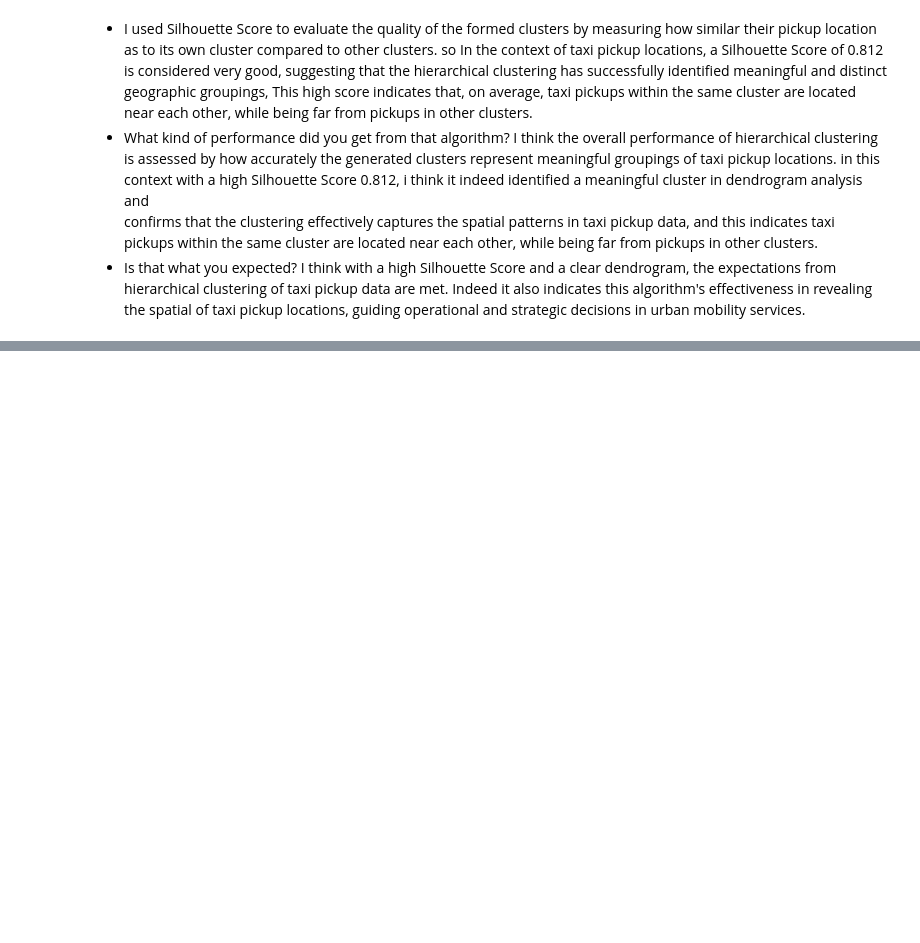
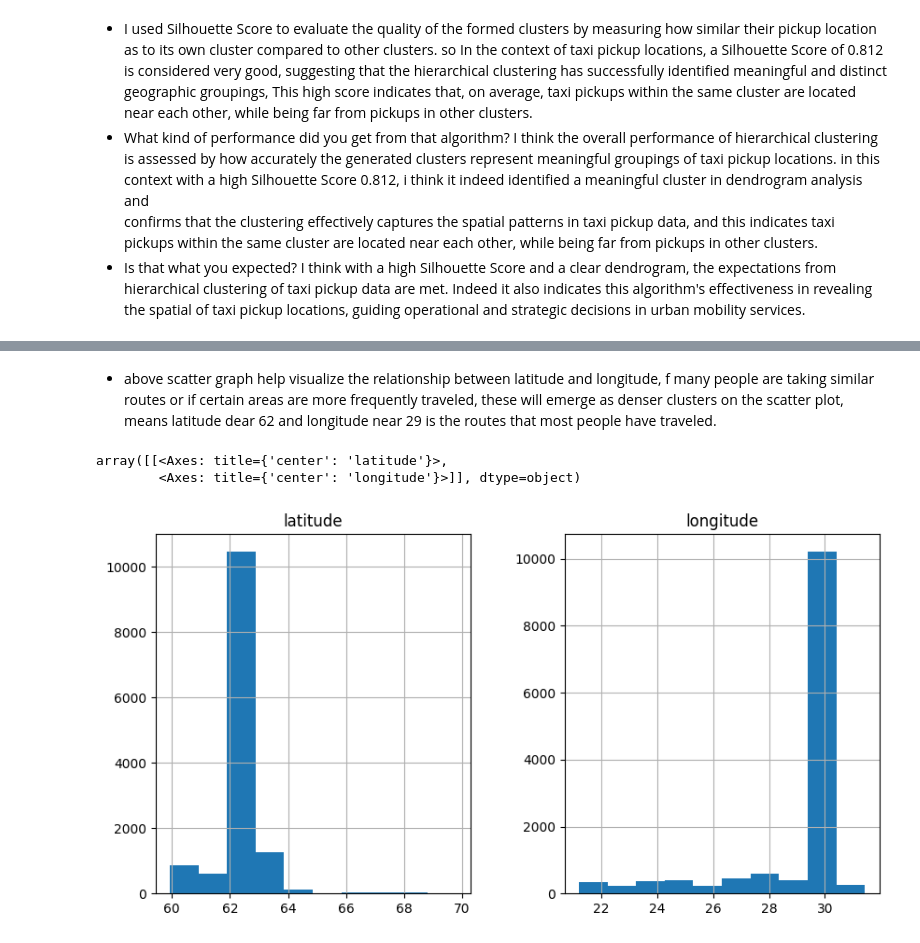
Before and after one commit to USFCA-CS663-Spring2024/kmeans-zhunan123, a Jupyter notebook: Assignment 2 - Clustering.ipynb, the cells around one changed output, grey strips where cells are left out. Drawn from its saved outputs; the diff is of its cells as text; code cells hidden in the pictures; blank space fills up the shorter version.

```diff
--- a/Assignment 2 - Clustering.ipynb
+++ b/Assignment 2 - Clustering.ipynb
@@ -430,0 +523,9 @@ while being far from pickups in other clusters.
+# %% [markdown]
+* above scatter graph help visualize the relationship between latitude and longitude, f many people are taking similar routes or if certain areas are more frequently traveled, these will emerge as denser clusters on the scatter plot, means latitude dear 62 and longitude near 29 is the routes that most people have traveled.
+# %%
+df.hist(figsize=(10, 5))
+## we can see latitude and longitude are not very normally distributed
+# %% [output]
+array([[<Axes: title={'center': 'latitude'}>,
+        <Axes: title={'center': 'longitude'}>]], dtype=object)
+[figure, added]
```
Also changed, not shown: parts of 39 cells of this notebook.
